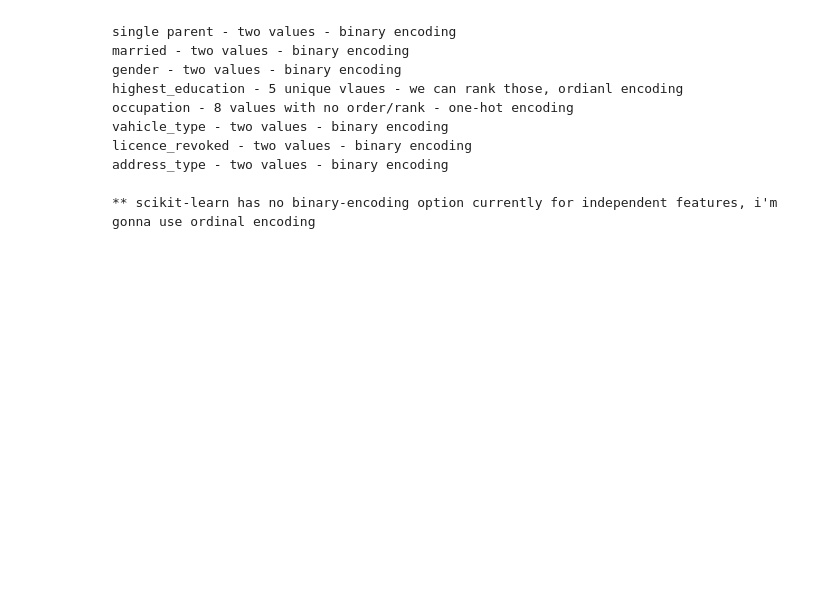
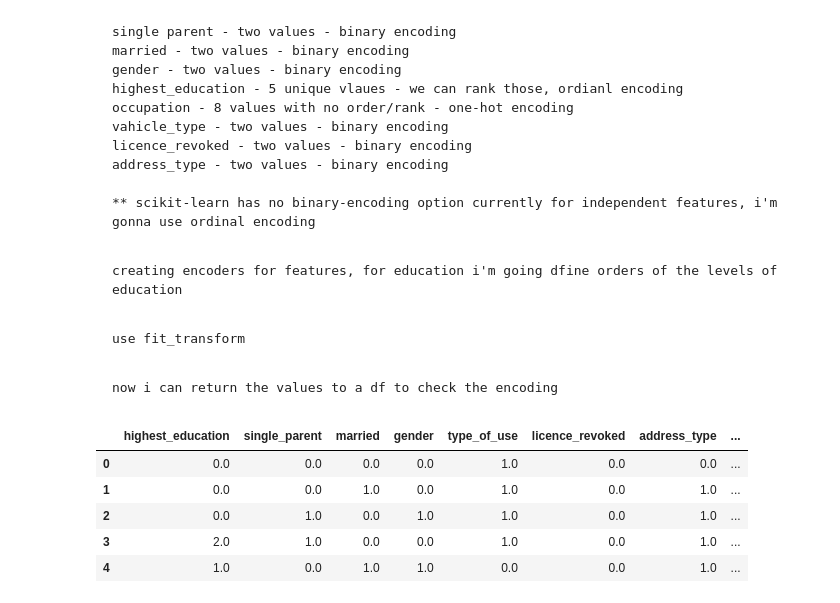
Before and after one commit to shafnybuilds/Car_Insurance_Claim_Prediction, a Jupyter notebook: Scripts/main.ipynb, the cells around one changed output. Saved outputs shown, nothing was run; the diff lists cells and outputs as text; code cells hidden in the pictures; blank space fills up the shorter version.

```diff
--- a/Scripts/main.ipynb
+++ b/Scripts/main.ipynb
@@ -582,3 +582,50 @@ cat_cols_ord = ['highest_education']
 cat_cols_bin = ['single_parent', 'married', 'gender', 'type_of_use', 'licence_revoked', 'address_type']
 # Define one-hot features
 cat_cols_one_hot = ['occupation', 'vehicle_type']
+# %% [markdown]
+    creating encoders for features, for education i'm going dfine orders of the levels of education
+# %%
+education_rank = [['<High School', 'High School', 'Bachelors', 'Masters', 'PhD']]
+
+# define ordinal encoder
+ord_encoder = OrdinalEncoder(categories=education_rank)
+
+# binary encoder
+bin_encoder = OrdinalEncoder()
+
+# one-hot encoder
+one_hot_encoder = OneHotEncoder(handle_unknown='ignore', sparse_output=False)
+# %% [markdown]
+    use fit_transform
+# %%
+# ordinal
+ord_encoded = ord_encoder.fit_transform(cat_test_data_imputed[cat_cols_ord])
+
+# binary
+bin_encoded = bin_encoder.fit_transform(cat_test_data_imputed[cat_cols_bin])
+
+# one-hot
+one_hot_encoded = one_hot_encoder.fit_transform(cat_test_data_imputed[cat_cols_one_hot])
+# %% [markdown]
+    now i can return the values to a df to check the encoding
+# %%
+# DF's for each array
+ord_encoded_df = pd.DataFrame(ord_encoded)
+ord_encoded_df.columns = cat_cols_ord
+
+bin_encoded_df = pd.DataFrame(bin_encoded)
+bin_encoded_df.columns = cat_cols_bin
+
+one_hot_encoded_df = pd.DataFrame(one_hot_encoded)
+one_hot_encoded_df.columns = one_hot_encoder.get_feature_names_out()
+
+# joining every encoded dfs to a single df
+all_cat_encoded_df = pd.concat([ord_encoded_df, bin_encoded_df, one_hot_encoded_df], axis=1)
+all_cat_encoded_df.head()
+# %% [output]
+|  | highest_education | single_parent | married | gender | type_of_use | licence_revoked | address_type | ... |
+| 0 | 0.0 | 0.0 | 0.0 | 0.0 | 1.0 | 0.0 | 0.0 | ... |
+| 1 | 0.0 | 0.0 | 1.0 | 0.0 | 1.0 | 0.0 | 1.0 | ... |
+| 2 | 0.0 | 1.0 | 0.0 | 1.0 | 1.0 | 0.0 | 1.0 | ... |
+| 3 | 2.0 | 1.0 | 0.0 | 0.0 | 1.0 | 0.0 | 1.0 | ... |
+| 4 | 1.0 | 0.0 | 1.0 | 1.0 | 0.0 | 0.0 | 1.0 | ... |
```
